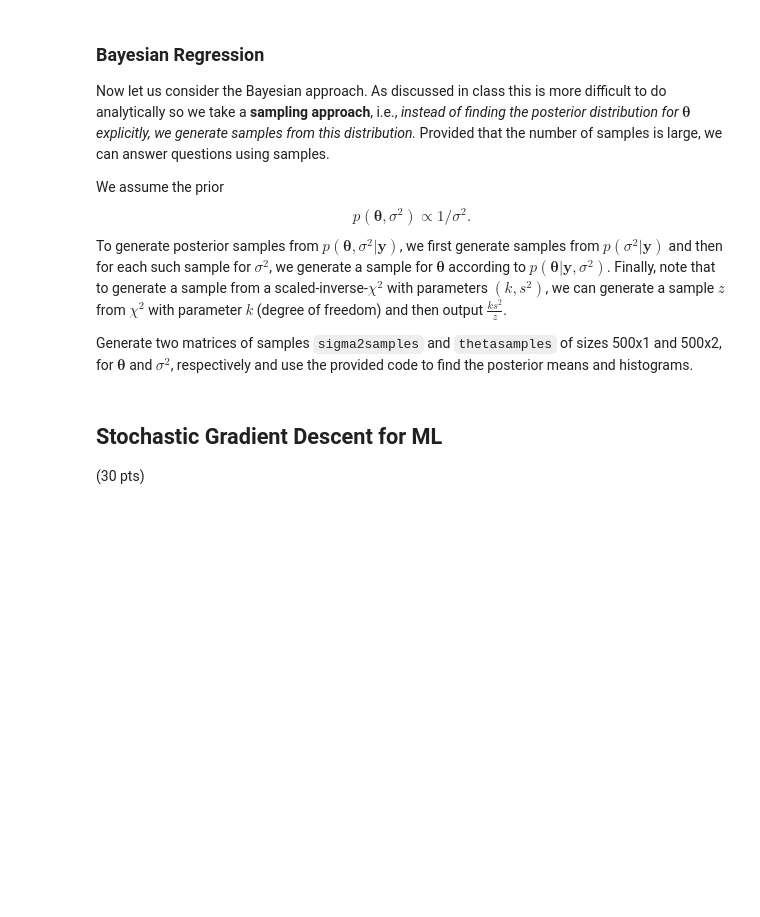
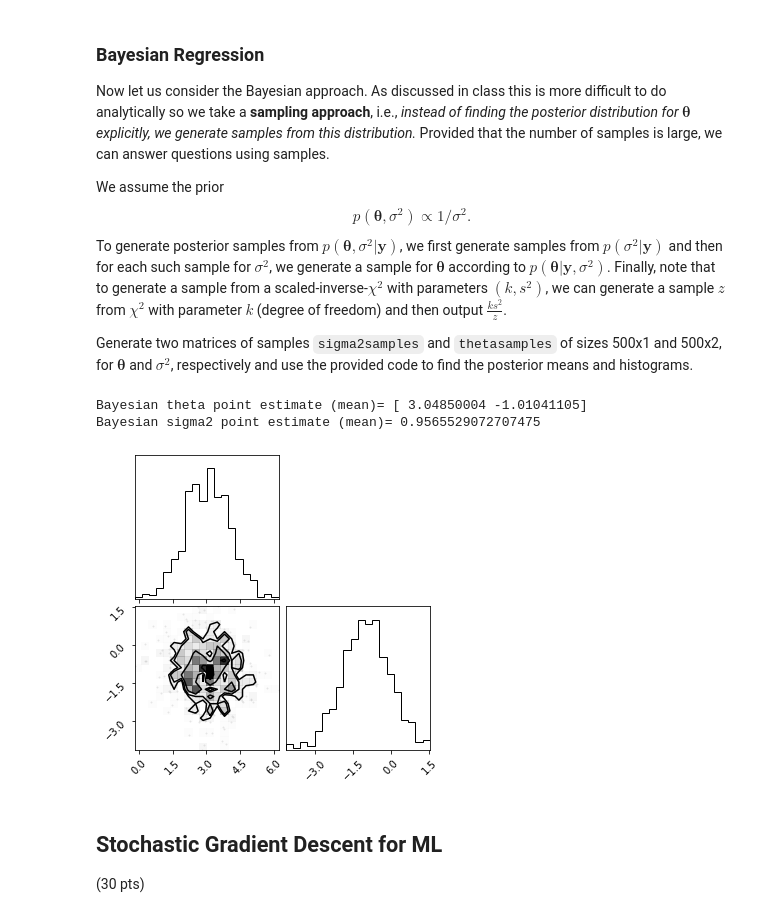
Before and after one commit to ZackBoner/SLGM-fall-2021, a Jupyter notebook: 2021F_Lab_4_Regression.ipynb, the cells around one changed output. Cells and saved outputs as stored; diff of their text form; code cells hidden in the pictures; blank space fills up the shorter version.

```diff
--- a/2021F_Lab_4_Regression.ipynb
+++ b/2021F_Lab_4_Regression.ipynb
@@ -130,3 +127,13 @@ Arrange these in two matrices $X$ and $\mathbf{y}$ of sizes $100\times2$ and $10
+# %%
+# Begin solution
+K = np.array([[10, 5],[5, 10]])
+theta = np.array([[3],[-1]])
+sigma_2 = 1
+
+rv = st.multivariate_normal(mean=None, cov=K)
+X = rv.rvs([100, 1])
+y = st.norm(loc=X @ theta,scale=np.sqrt(sigma_2)).rvs()
+# End Solution
 # %% [markdown]
 ### Maximum Likelihood
 Find the maximum likelihood estimate $\hat\theta$ of $\theta$, and compare with true value. Find the RMSE.
@@ -143,11 +165,19 @@ We assume the prior $$ p(\boldsymbol{\theta},\sigma^2)\propto 1/\sigma^2.$$ To g
 Generate two matrices of samples `sigma2samples` and `thetasamples` of sizes 500x1 and 500x2, for $\boldsymbol{\theta}$ and $\sigma^2$, respectively and use the provided code to find the posterior means and histograms.
 # %%
 # Begin Solution
+n, m = X.shape
+s2 = (1/(n-m)) * (y - X @ theta).T @ (y - X @ theta)
 
+sigma2samples = (n-m) * s2 / st.chi2(n-m, s2).rvs(500)
+thetasamples = np.array([st.multivariate_normal(mean=(la.inv(X.T @ X) @ X.T @ y).T[0], cov=sigma2).rvs() for sigma2 in sigma2samples[0]])
 # End Solution
 print("Bayesian theta point estimate (mean)=",np.mean(thetasamples,axis=0))
 print("Bayesian sigma2 point estimate (mean)=",np.mean(sigma2samples))
 corner.corner(thetasamples);
+# %% [output]
+Bayesian theta point estimate (mean)= [ 3.04850004 -1.01041105]
+Bayesian sigma2 point estimate (mean)= 0.9565529072707475
+[figure, added]
 # %% [markdown]
 ## Stochastic Gradient Descent for ML
 (30 pts)
```
Also changed, not shown: parts of 14 cells of this notebook.
